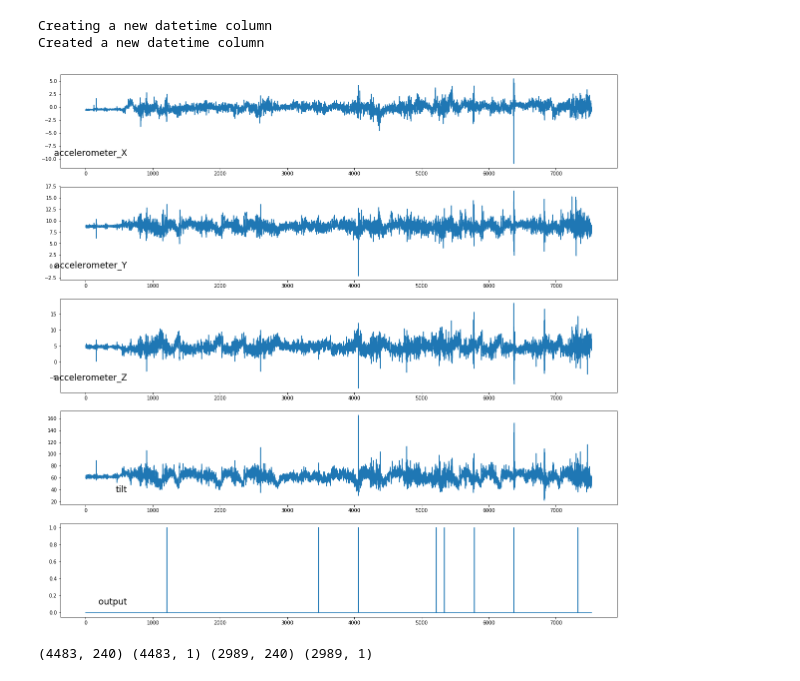
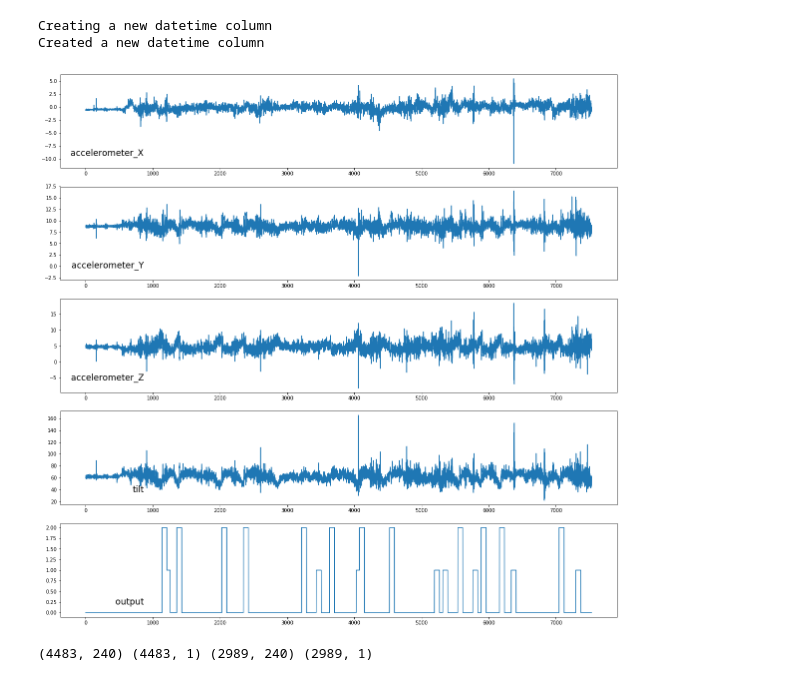
Before and after one commit to adornodev/TCC-Lunar, a Jupyter notebook: Python/MachineLearningAlgorithm.ipynb, the cells around one changed output. Cells and saved outputs as stored; diff of their text form; code cells hidden in the pictures.

```diff
--- a/Python/PreProcessing.ipynb
+++ b/Python/MachineLearningAlgorithm.ipynb
@@ -144,6 +146,33 @@ def strOp2datetime(_datetimestr = "", _format = "", _milliseconds = 0, _seconds
     print('This method have two possible cases.\nFirst: _datetimestr and _format not filled.\nSecond:_datetimestr and _format filled\n')
     return None
 
+def insertRepeatedValuesOnDataframe(dataframe, column_name, index_list, value, seconds = 1, both_side = True, forward = True):
+
+    list_timestamp = []
+    for dt in dataframe['datetime']:
+        list_timestamp.append(int(time.mktime(time.strptime(dt,'%Y-%m-%d %H:%M:%S.%f'))))
+
+    df_general['timestamp_datetime'] = list_timestamp
+
+    for idx in index_list:
+        #_date       = list((dataframe.loc[[idx]])['datetime'].values)[0]
+
+        if both_side:
+            begin_date = list((dataframe.loc[[idx]])['timestamp_datetime'].values)[0] - seconds
+            end_date   = list((dataframe.loc[[idx]])['timestamp_datetime'].values)[0] + seconds
+        else:
+            if forward:
+                begin_date = list((dataframe.loc[[idx]])['timestamp_datetime'].values)[0] - 0
+                end_date   = list((dataframe.loc[[idx]])['timestamp_datetime'].values)[0] + seconds
+            else:
+                begin_date = list((dataframe.loc[[idx]])['timestamp_datetime'].values)[0] - seconds
+                end_date   = list((dataframe.loc[[idx]])['timestamp_datetime'].values)[0] + 0
+
+        dataframe.loc[(dataframe['timestamp_datetime'] <= end_date) & (df_general['timestamp_datetime'] >= begin_date), column_name] = value
+
+    return dataframe
+
+
 def plotTooltipBokeh(axisSensor, dataframe, dataframe_pothole,dataframe_speedBump, _color = 'red', pos_df_pothole = 15, pos_df_speedBump = 18):
     from bokeh.models   import HoverTool, BoxZoomTool,UndoTool, SaveTool
     from bokeh.charts   import Line
@@ -229,23 +253,30 @@ print ('Created a new datetime column')
 # %% [output]
 Creating a new datetime column
 Created a new datetime column
+# %%
+# Adding event's values in a range of seconds in the dataframe
+pothole_index_list   = list(df_general[df_general['output'] == 1].index)
+speedbump_index_list = list(df_general[df_general['output'] == 2].index)
+
+df_general = insertRepeatedValuesOnDataframe(df_general, 'output', pothole_index_list,   1, seconds = 1, both_side = True)
+df_general = insertRepeatedValuesOnDataframe(df_general, 'output', speedbump_index_list, 2, seconds = 1, both_side = True)
 # %%
 # Show the graphs of accelerometer values
 values = df_general.values
 
 # specify columns to plot
 groups = [0, 1, 2, 5, 8]
 i = 1
 # plot each column
 plt.figure(figsize=(20,20))
 for group in groups:
     plt.subplot(len(groups), 1, i)
     plt.plot(values[:, group])
-    plt.title(df_general.columns[group], x =0.12,y=0.1, size = 'xx-large', loc='right')
+    plt.title(df_general.columns[group], x =0.15,y=0.1, size = 'xx-large', loc='right')
     i += 1
 plt.show()
 # %% [output]
-[figure, old version]
+[figure, new version]
 # %%
 features = ['accelerometer_X','accelerometer_Y','accelerometer_Z','output']
 values = df_general.filter(features, axis=1).values
```
Also changed, not shown: parts of 11 cells of this notebook, 2 other files.
